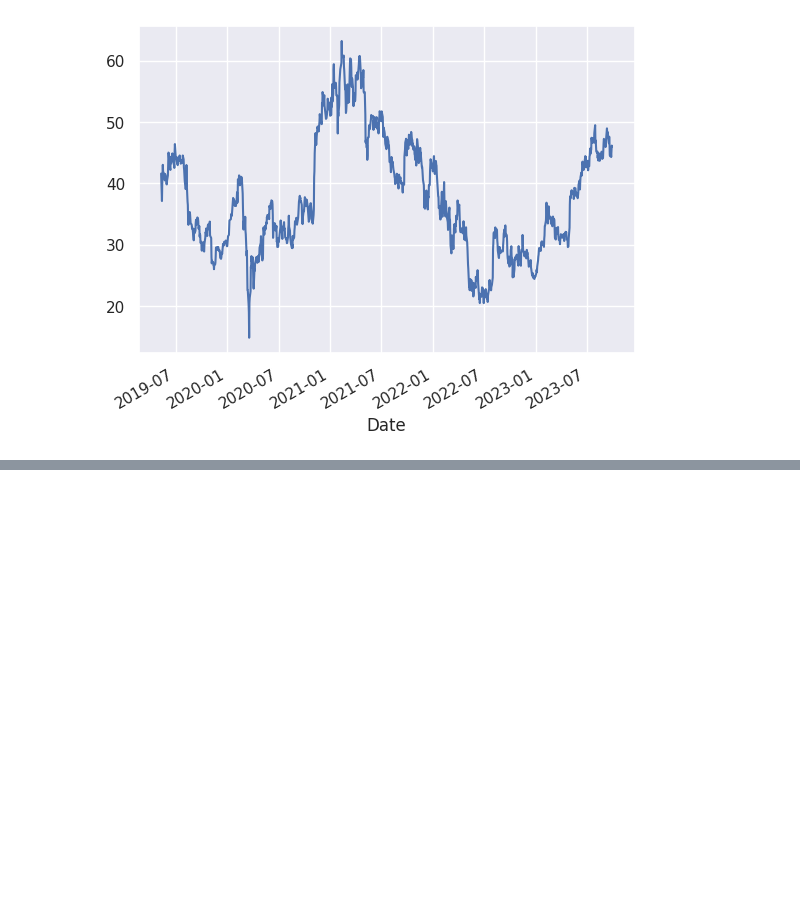
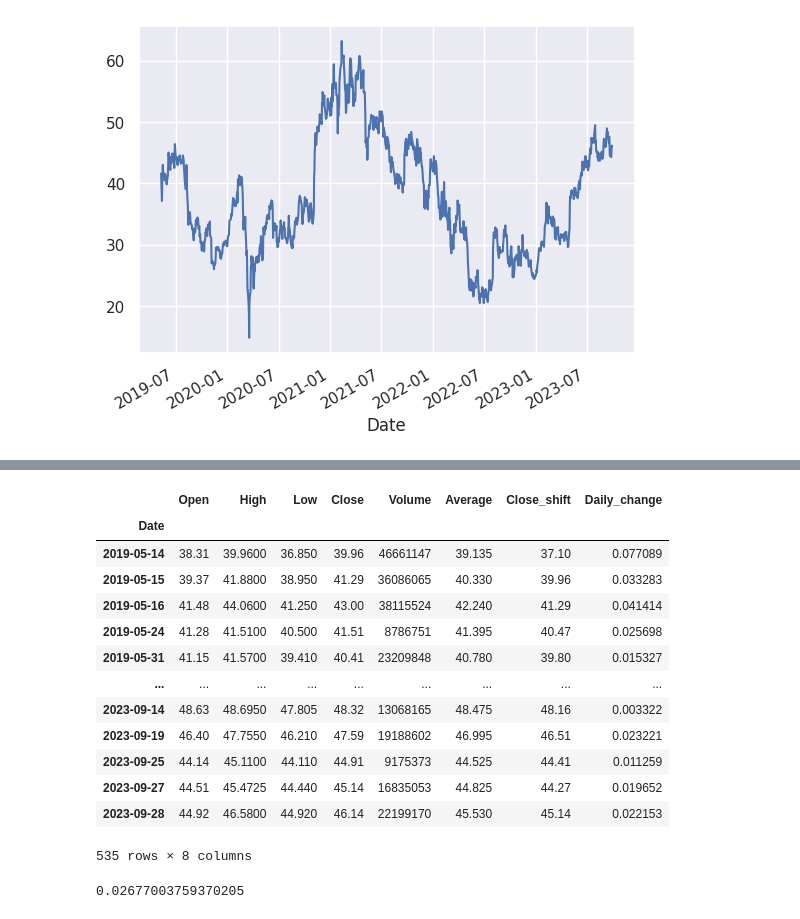
Before and after one commit to Krawieckk/data-science-bootcamp, a Jupyter notebook: 02_dane_gieldowe.ipynb, the cells around one changed output, grey strips where cells are left out. Saved outputs shown, nothing was run; the diff lists cells and outputs as text; code cells hidden in the pictures; blank space fills up the shorter version.

```diff
--- a/02_dane_gieldowe.ipynb
+++ b/02_dane_gieldowe.ipynb
@@ -430,0 +476,22 @@ df.Close.plot()
+# %%
+df_positive = df[df.Daily_change > 0]
+df_positive
+# %% [output]
+|  | Open | High | Low | Close | Volume | Average | Close_shift | Daily_change |
+| Date |  |  |  |  |  |  |  |  |
+| 2019-05-14 | 38.31 | 39.9600 | 36.850 | 39.96 | 46661147 | 39.135 | 37.10 | 0.077089 |
+| 2019-05-15 | 39.37 | 41.8800 | 38.950 | 41.29 | 36086065 | 40.330 | 39.96 | 0.033283 |
+| 2019-05-16 | 41.48 | 44.0600 | 41.250 | 43.00 | 38115524 | 42.240 | 41.29 | 0.041414 |
+| 2019-05-24 | 41.28 | 41.5100 | 40.500 | 41.51 | 8786751 | 41.395 | 40.47 | 0.025698 |
+| 2019-05-31 | 41.15 | 41.5700 | 39.410 | 40.41 | 23209848 | 40.780 | 39.80 | 0.015327 |
+| ... | ... | ... | ... | ... | ... | ... | ... | ... |
+| 2023-09-14 | 48.63 | 48.6950 | 47.805 | 48.32 | 13068165 | 48.475 | 48.16 | 0.003322 |
+| 2023-09-19 | 46.40 | 47.7550 | 46.210 | 47.59 | 19188602 | 46.995 | 46.51 | 0.023221 |
+| 2023-09-25 | 44.14 | 45.1100 | 44.110 | 44.91 | 9175373 | 44.525 | 44.41 | 0.011259 |
+| 2023-09-27 | 44.51 | 45.4725 | 44.440 | 45.14 | 16835053 | 44.825 | 44.27 | 0.019652 |
+| 2023-09-28 | 44.92 | 46.5800 | 44.920 | 46.14 | 22199170 | 45.530 | 45.14 | 0.022153 |
+535 rows × 8 columns
+# %%
+df_positive.Daily_change.mean()
+# %% [output]
+0.02677003759370205
```
Also changed, not shown: parts of 11 cells of this notebook.
